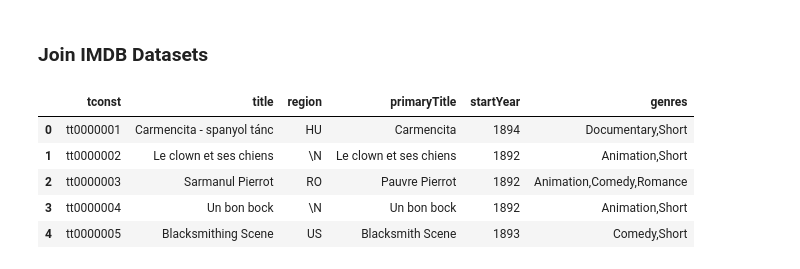
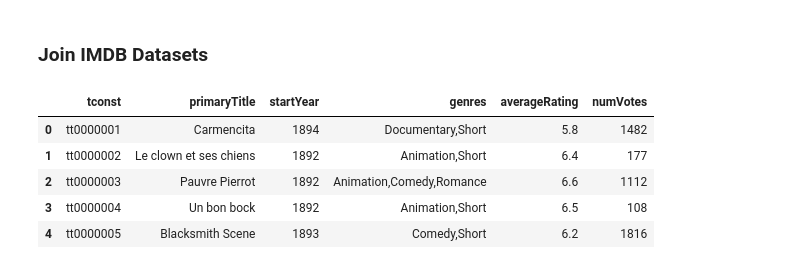
Before and after one commit to lasoya/Mod1_Project, a Jupyter notebook: IMDB_Data.ipynb, the cells around one changed output. Cells and saved outputs as stored; diff of their text form; code cells hidden in the pictures.

```diff
--- a/IMDB_Data.ipynb
+++ b/IMDB_Data.ipynb
@@ -248,9 +279,12 @@ imdb_details = imdb_reduced.merge(genres_reduced, on="tconst")
+# %%
+# merge the dataframe with titles, year, genre to dataframe with ratings, number of votes
+imdbtitles_ratings_genres = genres_reduced.merge(imdb_ratings, on='tconst')
 # %%
-imdb_details.head()
+imdbtitles_ratings_genres.head()
 # %% [output]
-|  | tconst | title | region | primaryTitle | startYear | genres |
-| 0 | tt0000001 | Carmencita - spanyol tánc | HU | Carmencita | 1894 | Documentary,Short |
-| 1 | tt0000002 | Le clown et ses chiens | \N | Le clown et ses chiens | 1892 | Animation,Short |
-| 2 | tt0000003 | Sarmanul Pierrot | RO | Pauvre Pierrot | 1892 | Animation,Comedy,Romance |
-| 3 | tt0000004 | Un bon bock | \N | Un bon bock | 1892 | Animation,Short |
-| 4 | tt0000005 | Blacksmithing Scene | US | Blacksmith Scene | 1893 | Comedy,Short |
+|  | tconst | primaryTitle | startYear | genres | averageRating | numVotes |
+| 0 | tt0000001 | Carmencita | 1894 | Documentary,Short | 5.8 | 1482 |
+| 1 | tt0000002 | Le clown et ses chiens | 1892 | Animation,Short | 6.4 | 177 |
+| 2 | tt0000003 | Pauvre Pierrot | 1892 | Animation,Comedy,Romance | 6.6 | 1112 |
+| 3 | tt0000004 | Un bon bock | 1892 | Animation,Short | 6.5 | 108 |
+| 4 | tt0000005 | Blacksmith Scene | 1893 | Comedy,Short | 6.2 | 1816 |
```
Also changed, not shown: parts of 35 cells of this notebook, 1 other file.
